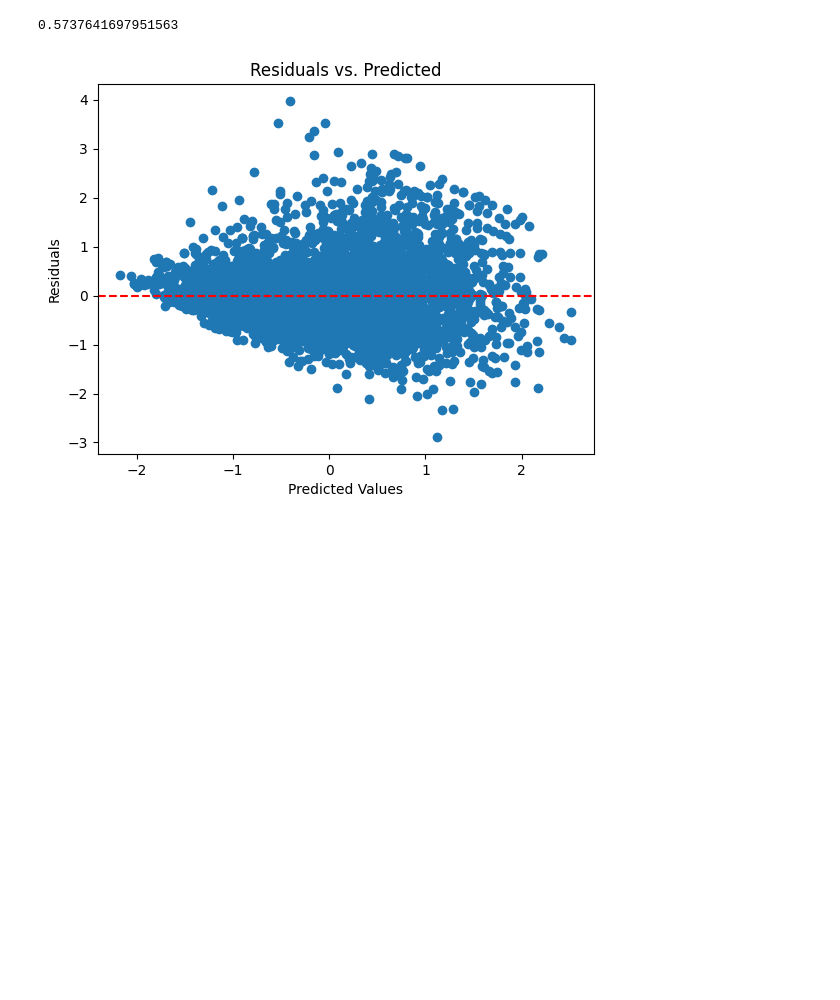
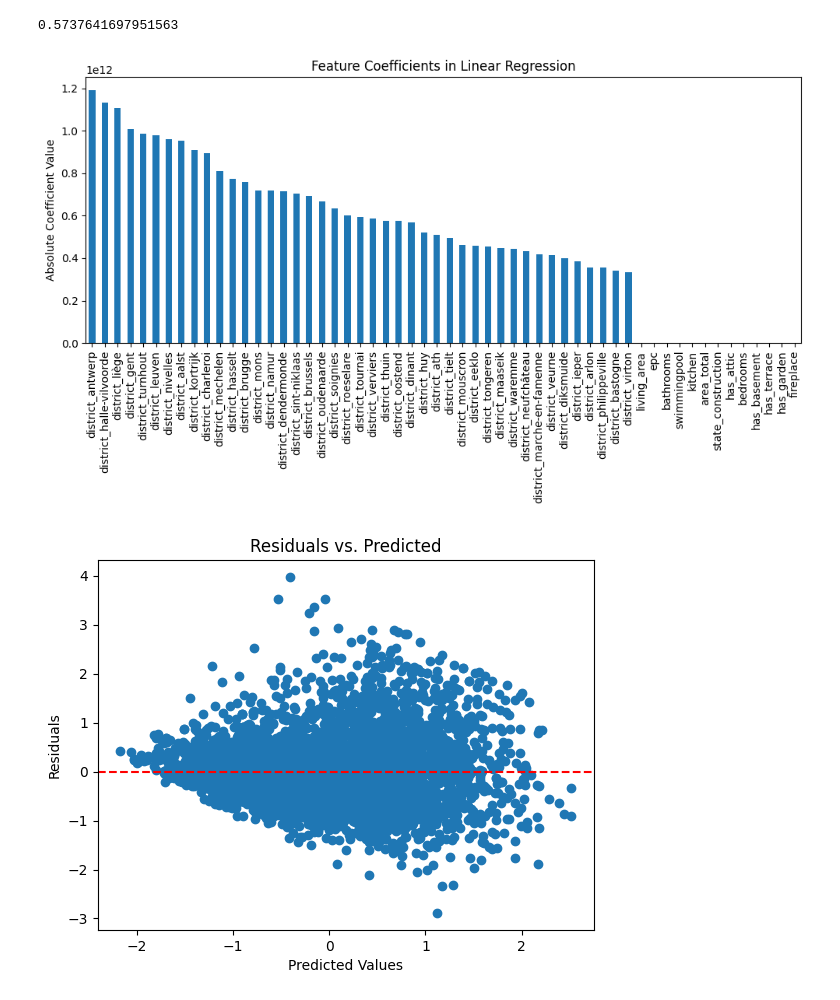
Before and after one commit to Yanina-Andriienko/immo-eliza-ml, a Jupyter notebook: notebook/preprocessing_ml_n.ipynb, the cells around one changed output. Saved outputs shown, nothing was run; the diff lists cells and outputs as text; code cells hidden in the pictures; blank space fills up the shorter version.

```diff
--- a/notebook/preprocessing_ml_n.ipynb
+++ b/notebook/preprocessing_ml_n.ipynb
@@ -172,6 +172,35 @@ array([ 0.58778981,  0.48085622,  0.9044402 , ...,  0.76528005,
 lr_model.score(X_test, y_test)
 # %% [output]
 0.5737641697951563
+# %%
+import matplotlib.pyplot as plt
+import pandas as pd
+
+# Assuming 'linear_regression' is your trained LinearRegression model
+# and 'X_train' is your training dataset with feature names
+
+# Get coefficients
+coefficients = lr_model.coef_
+
+# Convert the coefficients into a pandas DataFrame
+feature_importances = pd.DataFrame(
+    coefficients, index=X_train.columns, columns=['Coefficient'])
+
+# Sort the DataFrame by the absolute value of coefficients
+feature_importances = feature_importances.abs(
+).sort_values(by='Coefficient', ascending=False)
+
+# Plotting
+plt.figure(figsize=(10, 6))
+feature_importances['Coefficient'].plot(
+    kind='bar', title='Feature Coefficients in Linear Regression')
+plt.ylabel('Absolute Coefficient Value')
+plt.tight_layout()
+
+# Show the plot
+plt.show()
+# %% [output]
+[figure, added]
 # %%
 import matplotlib.pyplot as plt
 residuals = y_test - y_pred
```
Also changed, not shown: 5 other files.
